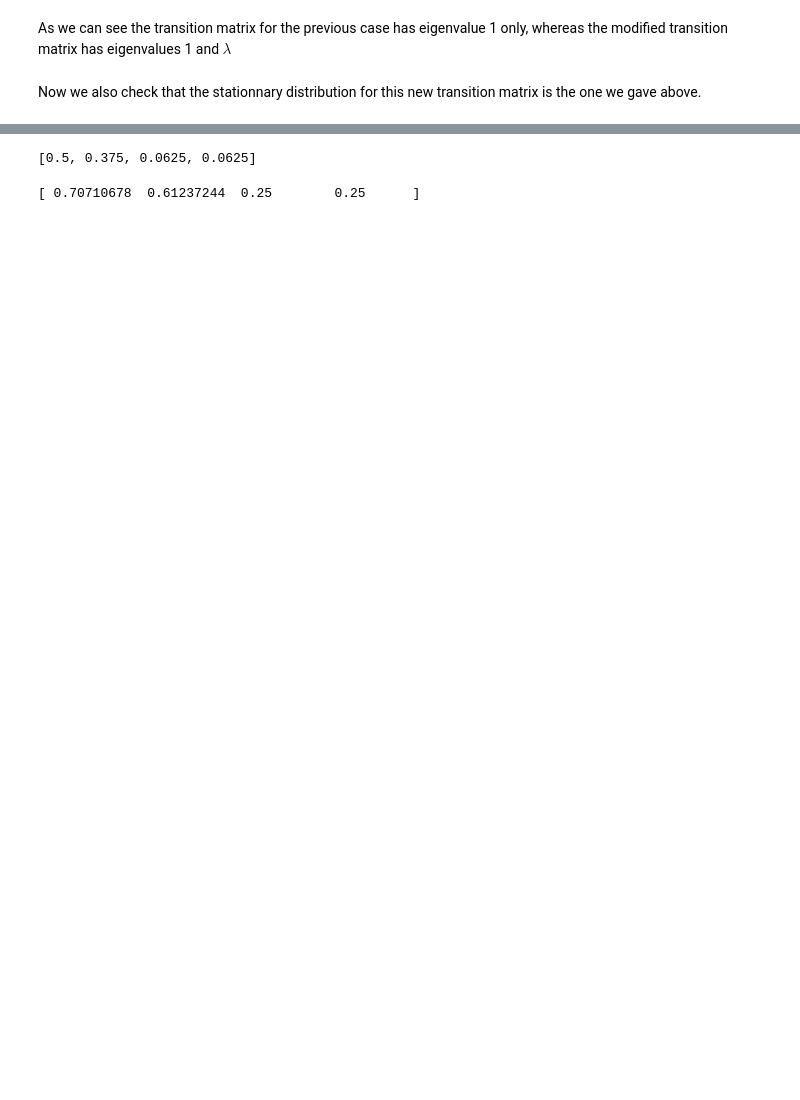
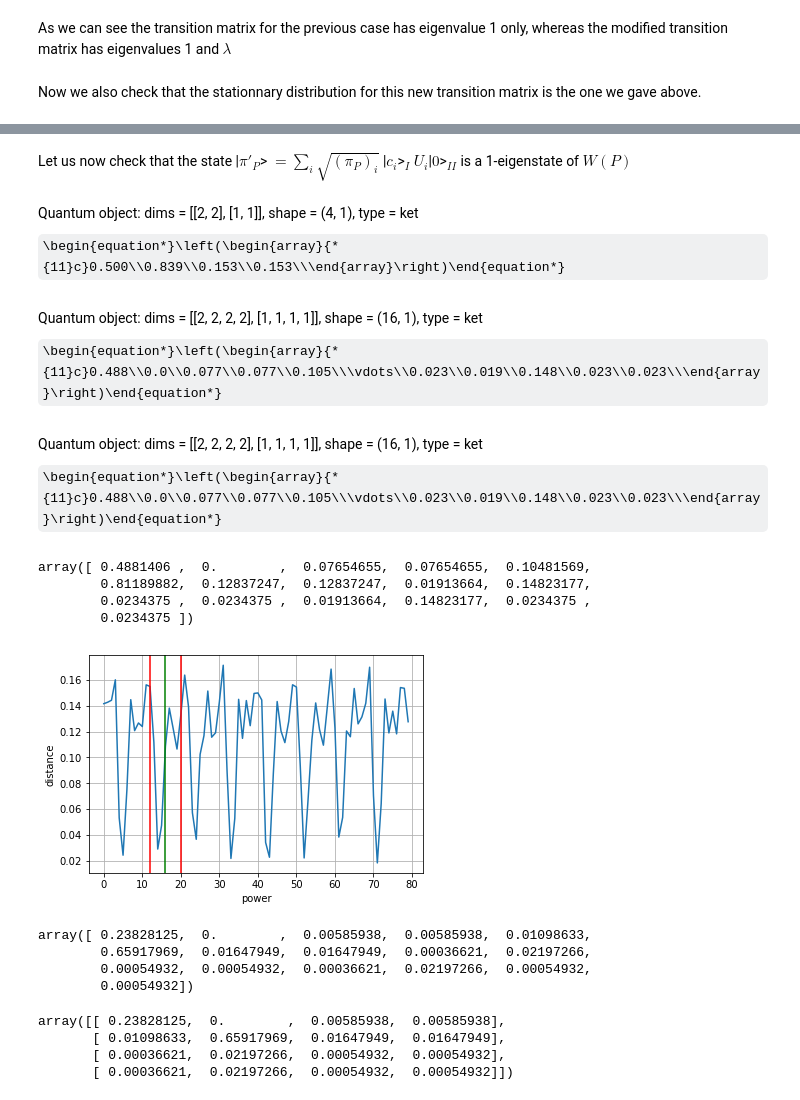
Before and after one commit to sjerbi/Quantum-Reinforcement-Learning, a Jupyter notebook: Quantum-enhanced Projective Simulation.ipynb, the cells around one changed output, grey strips where cells are left out. Saved outputs shown, nothing was run; the diff lists cells and outputs as text; code cells hidden in the pictures; some formulas as TeX source; blank space fills up the shorter version.

```diff
--- a/Quantum-enhanced Projective Simulation.ipynb
+++ b/Quantum-enhanced Projective Simulation.ipynb
@@ -336,9 +420,74 @@ Quantum object: dims = [[2, 2, 2, 2], [2, 2, 2, 2]], shape = (16, 16), type = op
 # %%
 Up = U1c00*U2dc00*tensor(tensor(qeye(2),qeye(2)),U2)
-Vp = swap(N=4, targets=[0, 2])*swap(N=4, targets=[1, 3])*Up*swap(N=4, targets=[0, 2])*swap(N=4, targets=[1, 3])
+Vp_temp = Ur1c00*Ur2c01*tensor(tensor(qeye(2),qeye(2)),Ur3)
+Vp = swap(N=4, targets=[0, 2])*swap(N=4, targets=[1, 3])*Vp_temp*swap(N=4, targets=[0, 2])*swap(N=4, targets=[1, 3])
 null = tensor(basis(2,0),basis(2,0))
 D0 = 2*null*null.dag()-tensor(qeye(2),qeye(2))
 refA = Up*tensor(tensor(qeye(2),qeye(2)),D0)*Up.dag()
 refB = Vp*tensor(D0,tensor(qeye(2),qeye(2)))*Vp.dag()
 W = refB*refA
+# %% [markdown]
+Let us now check that the state |$\pi'_P$> $= \sum\nolimits_{i} \sqrt{(\pi_P)_i} $ |$c_i$>$_I $ $U_i$|$0$>$_{II}$ is a 1-eigenstate of $W(P)$
+# %%
+stat_1 = sqrt(p1/(1-lmbd))*tensor(basis(2,0),basis(2,0))+sqrt(p2-p1*lmbd/(1-lmbd))*tensor(basis(2,0),basis(2,1))+sqrt(p3/2)*tensor(basis(2,1),basis(2,0))+sqrt(p3/2)*tensor(basis(2,1),basis(2,1))
+stat_1
+# %% [output]
+Quantum object: dims = [[2, 2], [1, 1]], shape = (4, 1), type = ket\begin{equation*}\left(\begin{array}{*{11}c}0.500\\0.839\\0.153\\0.153\\\end{array}\right)\end{equation*}
+# %%
+stat = Up*tensor(stat_1,R2)
+stat
+# %% [output]
+Quantum object: dims = [[2, 2, 2, 2], [1, 1, 1, 1]], shape = (16, 1), type = ket\begin{equation*}\left(\begin{array}{*{11}c}0.488\\0.0\\0.077\\0.077\\0.105\\\vdots\\0.023\\0.019\\0.148\\0.023\\0.023\\\end{array}\right)\end{equation*}
+# %%
+W*stat
+# %% [output]
+Quantum object: dims = [[2, 2, 2, 2], [1, 1, 1, 1]], shape = (16, 1), type = ket\begin{equation*}\left(\begin{array}{*{11}c}0.488\\0.0\\0.077\\0.077\\0.105\\\vdots\\0.023\\0.019\\0.148\\0.023\\0.023\\\end{array}\right)\end{equation*}
+# %%
+stat_array = np.abs(stat.full().reshape(16))
+stat_array
+# %% [output]
+array([ 0.4881406 ,  0.        ,  0.07654655,  0.07654655,  0.10481569,
+        0.81189882,  0.12837247,  0.12837247,  0.01913664,  0.14823177,
+        0.0234375 ,  0.0234375 ,  0.01913664,  0.14823177,  0.0234375 ,
+        0.0234375 ])
+# %%
+delta = 1 - lmbd
+statps = []
+powrs = []
+dists = []
+for i in range(0,int(5/delta)):
+    powrs+=[i]
+    statp = np.abs((W**i*R).full()).reshape(16)
+    statps = [statp]
+    dist = np.mean(np.abs(statp-stat_array))
+    dists += [dist]
+
+plt.plot(powrs, dists)
+plt.axvline(x=1/delta+2*n, c='r')
+plt.axvline(x=1/delta-2*n, c='r')
+plt.axvline(x=1/delta, c='g')
+
+plt.xlabel('power')
+plt.ylabel('distance')
+plt.grid(True)
+plt.show()
+# %% [output]
+[figure, added]
+# %%
+np.power(np.abs(stat.full().reshape(16)),2)
+# %% [output]
+array([ 0.23828125,  0.        ,  0.00585938,  0.00585938,  0.01098633,
+        0.65917969,  0.01647949,  0.01647949,  0.00036621,  0.02197266,
+        0.00054932,  0.00054932,  0.00036621,  0.02197266,  0.00054932,
+        0.00054932])
+# %%
+out = np.array(measure(ARO*tensor(Aux,stat))[1])
+out = out.reshape(int(len(out)/16),16)
+out = np.sum(out, axis = 0).reshape(4,4)
+out
+# %% [output]
+array([[ 0.23828125,  0.        ,  0.00585938,  0.00585938],
+       [ 0.01098633,  0.65917969,  0.01647949,  0.01647949],
+       [ 0.00036621,  0.02197266,  0.00054932,  0.00054932],
+       [ 0.00036621,  0.02197266,  0.00054932,  0.00054932]])
 # %%
@@ -374,11 +523,3 @@ for Wc in Wcs:
 PD = tensor(Hs[k],eyes[3])*PD
 D0aux = 2*nullaux*nullaux.dag()-eyes[k]
 ARO = PD.dag()*tensor(D0aux,eyes[3])*PD
-# %%
-print([p1/(1-lmbd),p2-p1*lmbd/(1-lmbd),p3/2,p3/2])
-# %% [output]
-[0.5, 0.375, 0.0625, 0.0625]
-# %%
-print(np.sqrt([p1/(1-lmbd),p2-p1*lmbd/(1-lmbd),p3/2,p3/2]))
-# %% [output]
-[ 0.70710678  0.61237244  0.25        0.25      ]
```
Also changed, not shown: parts of 41 cells of this notebook.
